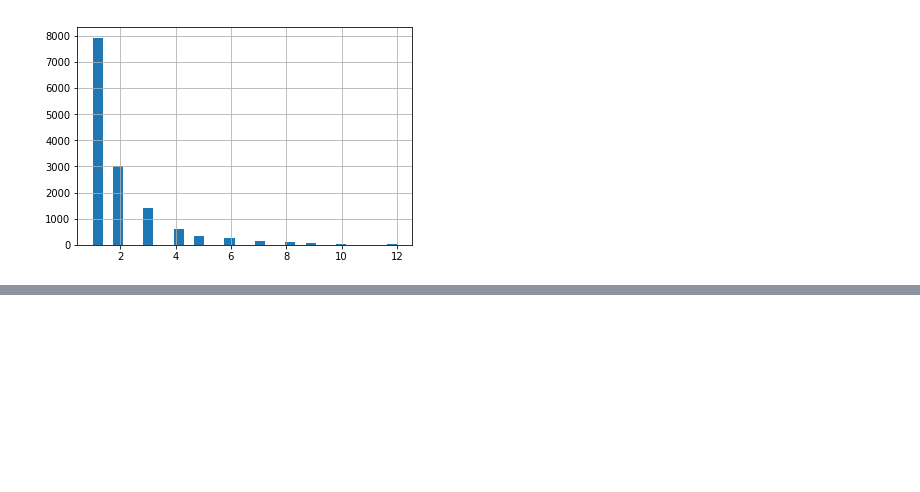
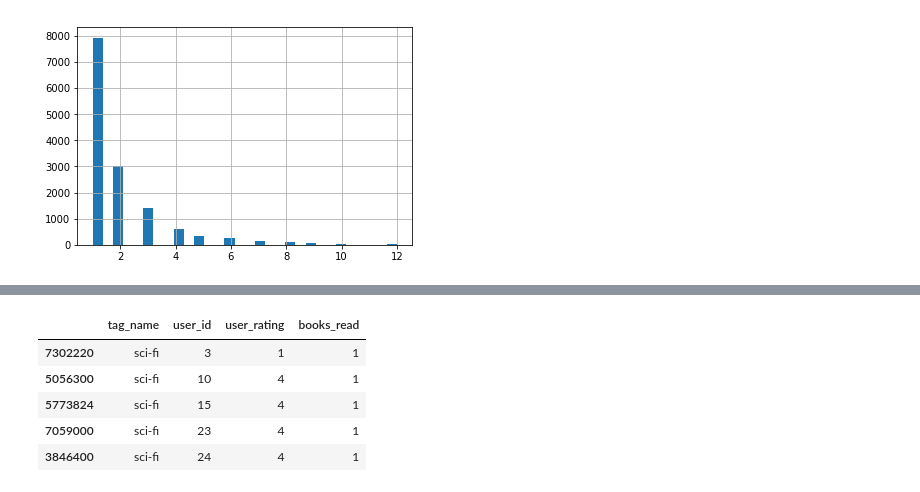
Before and after one commit to Aidan-Jared/What-Genre-Should-I-Like, a Jupyter notebook: Capstone1.ipynb, the cells around one changed output, grey strips where cells are left out. Drawn from its saved outputs; the diff is of its cells as text; code cells hidden in the pictures; blank space fills up the shorter version.

```diff
--- a/Capstone1.ipynb
+++ b/Capstone1.ipynb
@@ -270,0 +259,9 @@ class tuple(object)
+# %%
+df_scifi.head()
+# %% [output]
+|  | tag_name | user_id | user_rating | books_read |
+| 7302220 | sci-fi | 3 | 1 | 1 |
+| 5056300 | sci-fi | 10 | 4 | 1 |
+| 5773824 | sci-fi | 15 | 4 | 1 |
+| 7059000 | sci-fi | 23 | 4 | 1 |
+| 3846400 | sci-fi | 24 | 4 | 1 |
```
Also changed, not shown: parts of 6 cells of this notebook, 2 other files.
